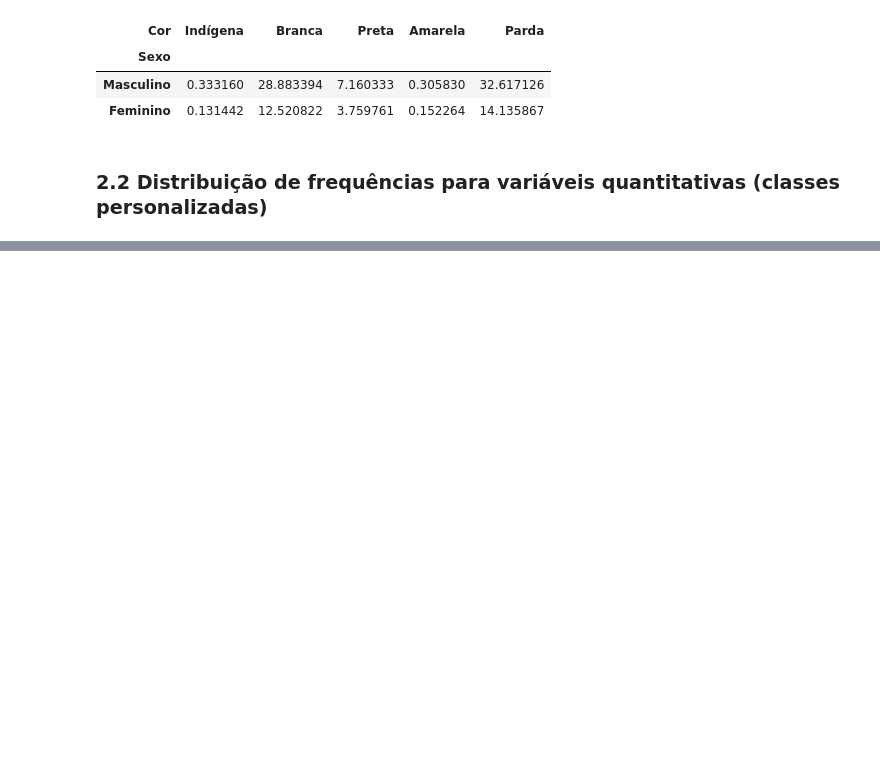
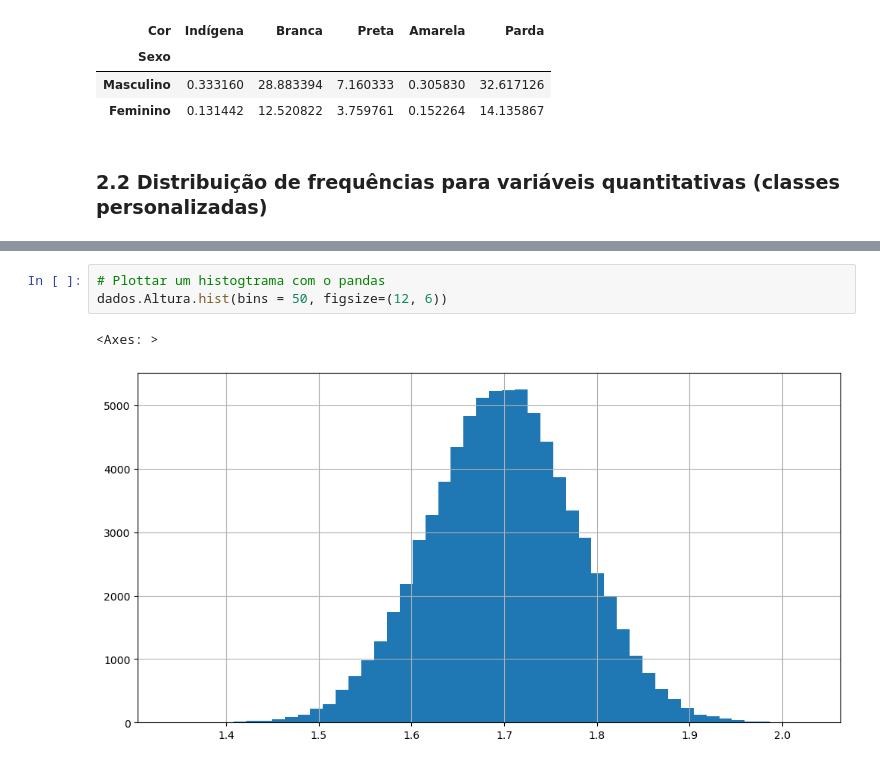
Before and after one commit to ThgMelo/EstatisticaPython, a Jupyter notebook: Estatística com Python - frequências e medidas/Estatistica - Parte 1.ipynb, the cells around one changed output, grey strips where cells are left out. Cells and saved outputs as stored; diff of their text form; blank space fills up the shorter version.

```diff
--- a/Estatística com Python - frequências e medidas/Estatistica - Parte 1.ipynb
+++ b/Estatística com Python - frequências e medidas/Estatistica - Parte 1.ipynb
@@ -343,0 +636,6 @@ Para este banco de dados utilizaremos a classificação:
+# %%
+# Plottar um histogtrama com o pandas
+dados.Altura.hist(bins = 50, figsize=(12, 6))
+# %% [output]
+<Axes: >
+[figure, added]
```
Also changed, not shown: parts of 33 cells of this notebook.
